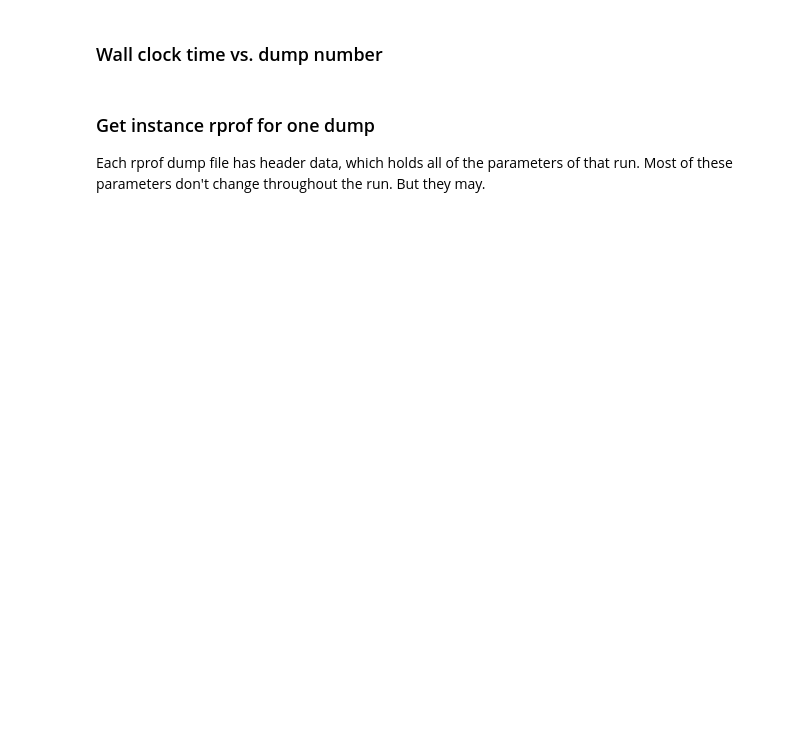
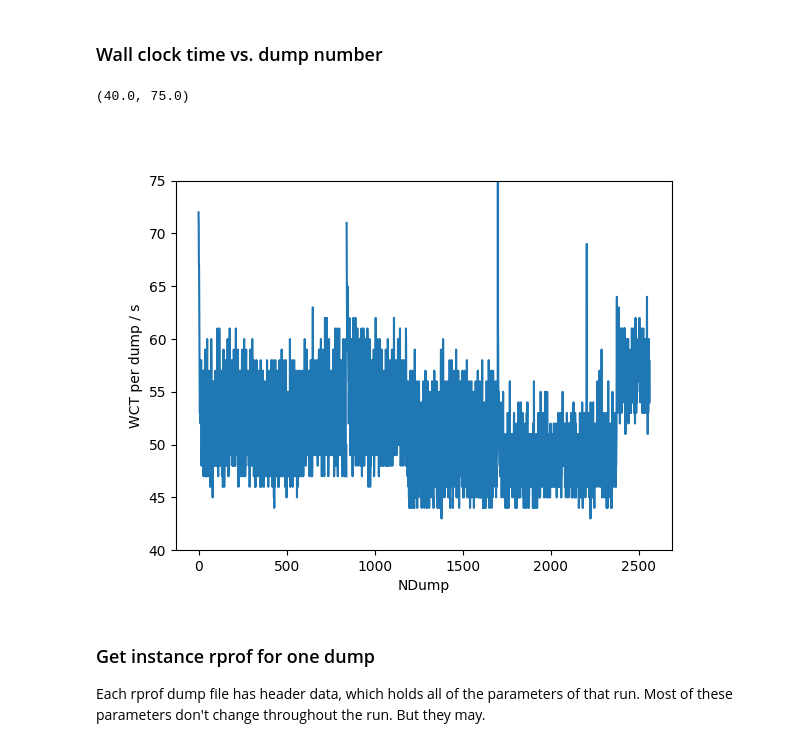
Before and after one commit to PPMstar/PPMnotebooks, a Jupyter notebook: Demos/rprof_demo.ipynb, the cells around one changed output. Drawn from its saved outputs; the diff is of its cells as text; code cells hidden in the pictures; blank space fills up the shorter version.

Commit message:
finish update to using N15 as demo data

```diff
--- a/Demos/rprof_demo.ipynb
+++ b/Demos/rprof_demo.ipynb
@@ -63,8 +70,8 @@ def list_columns(obj, cols=6, columnwise=True, gap=4):
 # %% [markdown]
 ## Initialisation
 # %%
-dir_repo    = '/data/ASDR/PPMstar'
-dir_project = 'H-core-M25'
-run         = 'M35-1536'
-path = os.path.join(dir_repo,dir_project,run,'prfs')
+dir_repo = "/data/ASDR/PPMstar"
+dir_project = "LowZRAWD"
+run = "N15-LowZRAWD-768-10x-burn-moms"
+path = os.path.join(dir_repo, dir_project, run, "prfs")
 rp_set = ppm.RprofSet(path)
@@ -80,9 +106,14 @@ list_columns(rp_hst.get('NDump')[:56], cols=12)
 # %% [markdown]
 ### Wall clock time vs. dump number
 # %%
-ifig=1; plt.close(ifig); plt.figure(ifig)
+ifig = 1
+plt.close(ifig)
+plt.figure(ifig)
 rp_hst.plot_wct_per_dump()
-plt.ylim(300, 400)
+plt.ylim(40, 75)
+# %% [output]
+(40.0, 75.0)
+[figure, added]
 # %% [markdown]
 ### Get instance rprof for one dump
 Each rprof dump file has header data, which holds all of the parameters of that run. Most of these parameters don't change throughout the run. But they may.
```
Also changed, not shown: parts of 36 cells of this notebook.
